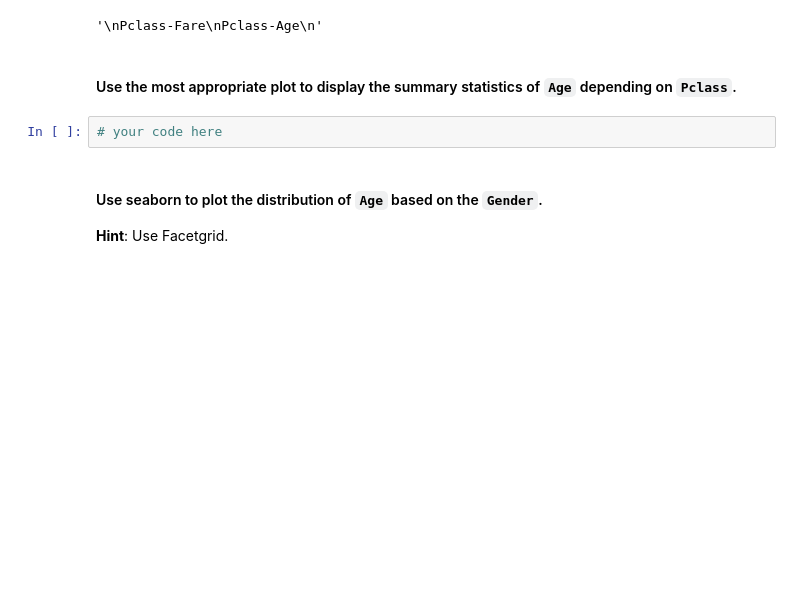
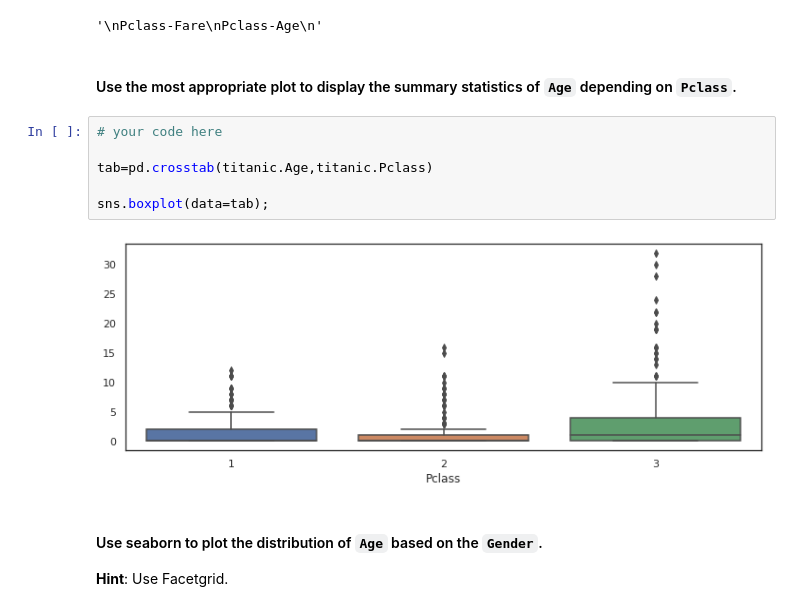
Before and after one commit to Ironhack-Data-Madrid-Marzo-2022/5.2-lab-matplotlib-seaborn, a Jupyter notebook: your-code/main.ipynb, the cells around one changed output. Saved outputs shown, nothing was run; the diff lists cells and outputs as text; blank space fills up the shorter version.

```diff
--- a/your-code/main.ipynb
+++ b/your-code/main.ipynb
@@ -341,8 +341,14 @@ Pclass-Age
 '\nPclass-Fare\nPclass-Age\n'
 # %% [markdown]
 #### Use the most appropriate plot to display the summary statistics of `Age` depending on `Pclass`.
-# %%
-# your code here
+# %%
+# your code here
+
+tab=pd.crosstab(titanic.Age,titanic.Pclass)
+
+sns.boxplot(data=tab);
+# %% [output]
+[figure, added]
 # %% [markdown]
 #### Use seaborn to plot the distribution of `Age` based on the `Gender`.
 **Hint**: Use Facetgrid.
```
Also changed, not shown: parts of 2 cells of this notebook.
